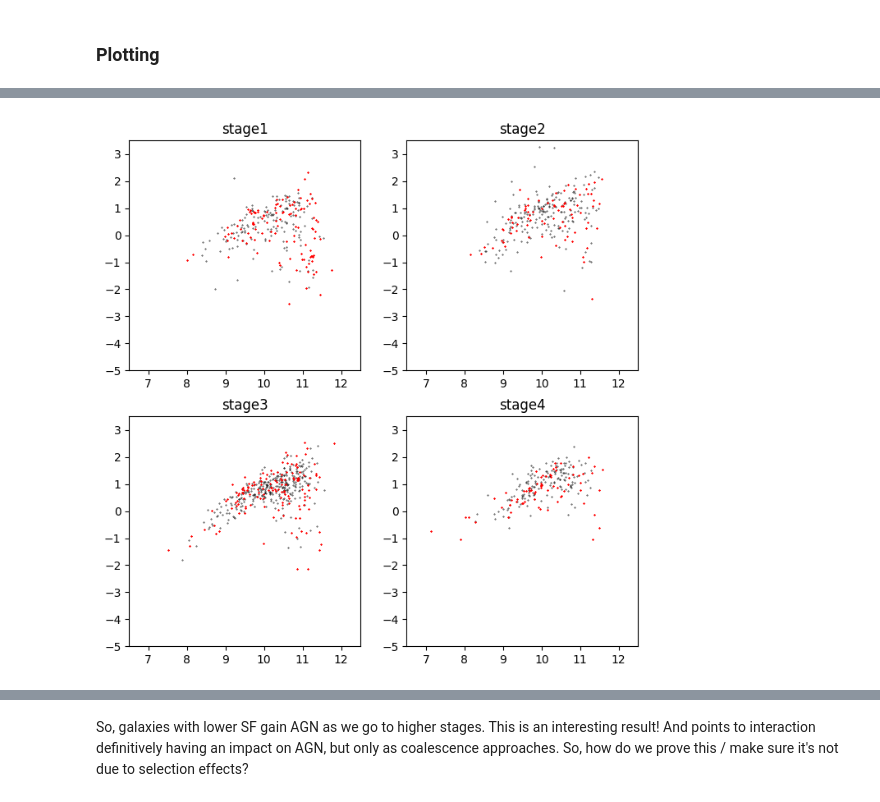
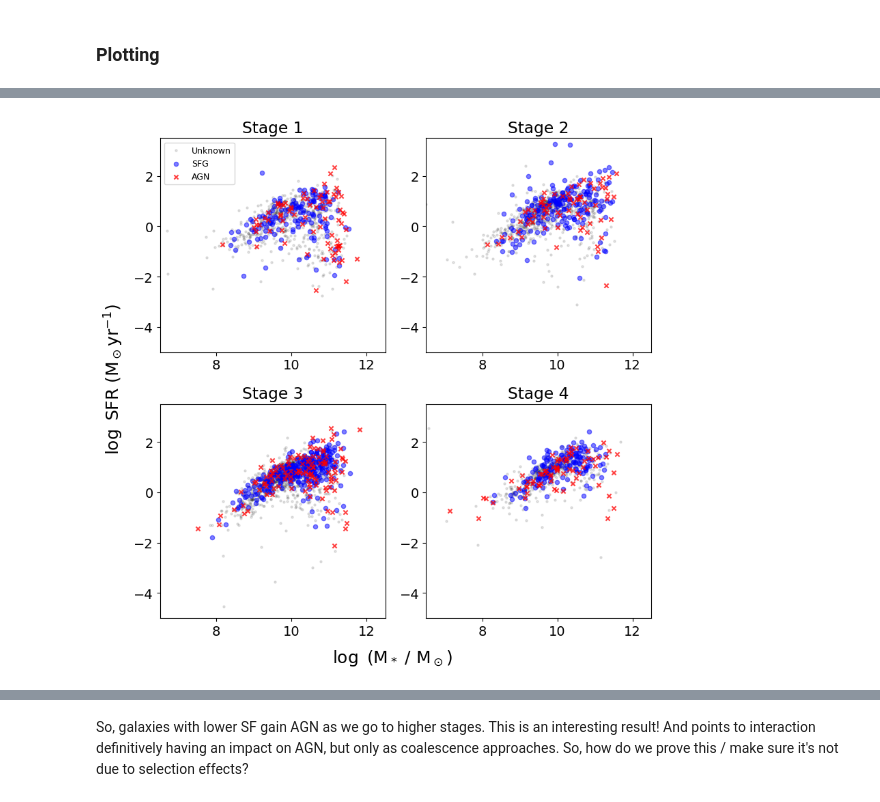
Before and after one commit to AstroORyan/mergers-in-cosmos, a Jupyter notebook: notebooks/back-to-basics/using-visual-sources/agn-w-stage.ipynb, the cells around one changed output, grey strips where cells are left out. Cells and saved outputs as stored; diff of their text form; code cells hidden in the pictures.

```diff
--- a/notebooks/back-to-basics/using-visual-sources/agn-w-stage.ipynb
+++ b/notebooks/back-to-basics/using-visual-sources/agn-w-stage.ipynb
@@ -4,6 +4,8 @@
 import pandas as pd
 import matplotlib.pyplot as plt
 import numpy as np
+
+plt.rcParams['font.size'] = 14
 # %%
 combine_fold = 'C:/Users/oryan/Documents/mergers-in-cosmos/cats-to-combine'
 data_folder = 'C:/Users/oryan/Documents/mergers-in-cosmos/back-to-basics-data'
@@ -110,3 +116,5 @@ Stage 4
 0.32
 # %% [markdown]
 ### Plotting
+# %%
+df_agn_clsf = df_merg[['ID','agn_clsf']]
@@ -113,22 +142,46 @@ Stage 4
+# %%
+def get_clsf(x):
+    if type(x) == str:
+        return x
+    elif np.isnan(x):
+        return 'Unknown'
+    else:
+        print('Error')
+        sys.exit()
+# %%
+df_reclsf = (
+    df_agn_id_merg
+    .assign(agn_clsf_uk = df_agn_id_merg.agn_clsf.apply(lambda x: get_clsf(x)))
+    .query('ez_sfr < 5.5')
+)
 # %%
 counter = 1
 fig, ax = plt.subplots(nrows = 2, ncols = 2, figsize = (8,8))
+alphas = [0.1, 0.5, 0.75]
+markers = ['.', 'o', 'x']
+agn_clsf = ['Unknown','SFG','AGN']
+colours = ['black', 'blue', 'red']
 for i in range(2):
     for j in range(2):
         stage = f'stage{counter}'
-        df_stage = df_agn_simp.query('category == @stage')
-        df_agn = df_stage.query('agn == "AGN"')
-        df_sf = df_stage.query('agn == "SFG"')
+        df_stage = df_reclsf.query('category == @stage')
+        for k, clsf in enumerate(agn_clsf):
+            df = df_stage.query('agn_clsf_uk == @clsf')
 
-        ax[i,j].scatter(np.array(df_sf.lp_mass_best), np.array(df_sf.ez_sfr), color = 'black', marker = '.', s = 0.5)#, alpha = 0.75)
-        ax[i,j].scatter(np.array(df_agn.lp_mass_best), np.array(df_agn.ez_sfr), color = 'red', marker = 'x', s = 0.5)#, alpha = 0.75)
-        ax[i,j].set_title(stage)
-        ax[i,j].set_xlim([6.5, 12.5])
-        ax[i,j].set_ylim([-5,3.5])
+            ax[i,j].scatter(np.array(df.lp_mass_best), np.array(df.ez_sfr), color = colours[k], marker = markers[k], s = 20, alpha = alphas[k])
+            ax[i,j].set_title(f'Stage {counter}')
+            ax[i,j].set_xlim([6.5, 12.5])
+            ax[i,j].set_ylim([-5,3.5])
 
         counter += 1
+ax[0,0].legend(agn_clsf, loc = 'upper left', fontsize = 9)
+fig.text(0.5, -0.01, '$\log$ (M$_*$ / M$_\odot$)', ha='center', va='center', fontsize = 18)
+fig.text(-0.01, 0.5, '$\log$ SFR (M$_\odot$yr$^{-1}$)', ha='center', va='center', rotation='vertical', fontsize = 18)
+fig.tight_layout()
+fig.savefig(f'{fig_folder}/agn-stage-dist.pdf', bbox_inches = 'tight')
+plt.show()
 # %% [output]
-[figure, old version]
+[figure, new version]
 # %%
 counter = 1
 fig, ax = plt.subplots(nrows = 2, ncols = 2, figsize = (8,8))
```
Also changed, not shown: parts of 4 cells of this notebook, 3 other files.
